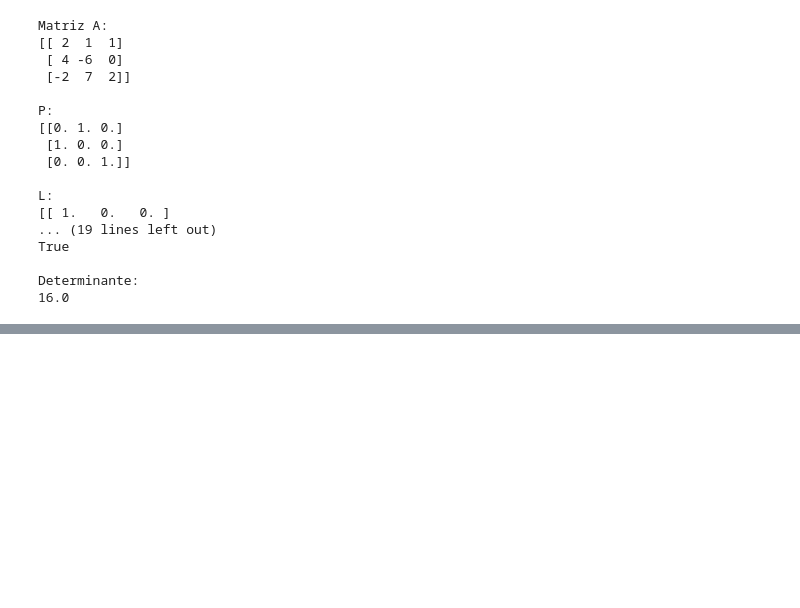
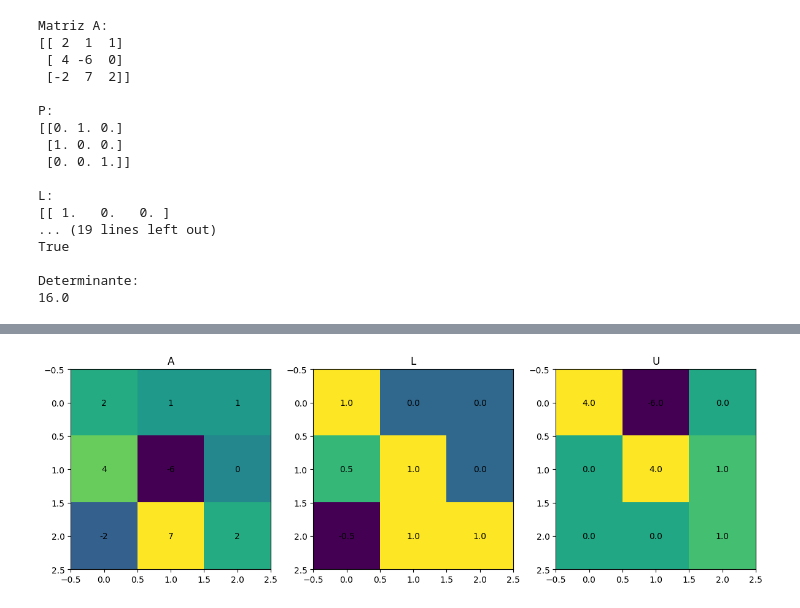
Before and after one commit to DiogoRibeiro7/linear-algebra-with-python, a Jupyter notebook: assignments/submissions/40250383/05/python/cramer_lu.ipynb, the cells around one changed output, grey strips where cells are left out. Cells and saved outputs as stored; diff of their text form; code cells hidden in the pictures; blank space fills up the shorter version.

```diff
--- a/assignments/submissions/40250383/05/python/cramer_lu.ipynb
+++ b/assignments/submissions/40250383/05/python/cramer_lu.ipynb
@@ -123,0 +218,33 @@ Determinante:
+# %%
+import numpy as np
+import matplotlib.pyplot as plt
+from scipy.linalg import lu
+
+A = np.array([[2, 1, 1],
+              [4, -6, 0],
+              [-2, 7, 2]])
+
+P, L, U = lu(A)
+
+fig, axs = plt.subplots(1, 3, figsize=(12, 4))
+
+axs[0].imshow(A)
+axs[0].set_title("A")
+
+axs[1].imshow(L)
+axs[1].set_title("L")
+
+axs[2].imshow(U)
+axs[2].set_title("U")
+
+for k, matriz in enumerate([A, L, U]):
+    for i in range(matriz.shape[0]):
+        for j in range(matriz.shape[1]):
+            axs[k].text(j, i, round(matriz[i, j], 2),
+                        ha="center", va="center")
+
+plt.tight_layout()
+plt.savefig("lu_heatmap.png")
+plt.show()
+# %% [output]
+[figure, added]
```
Also changed, not shown: parts of 2 cells of this notebook, 3 other files.
